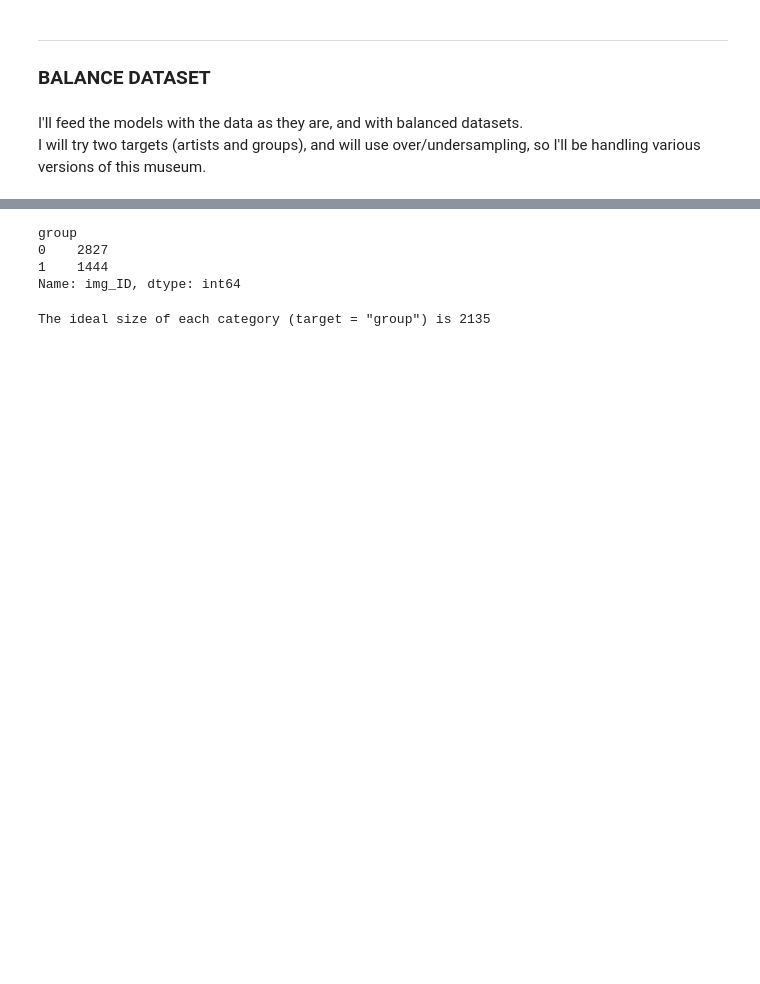
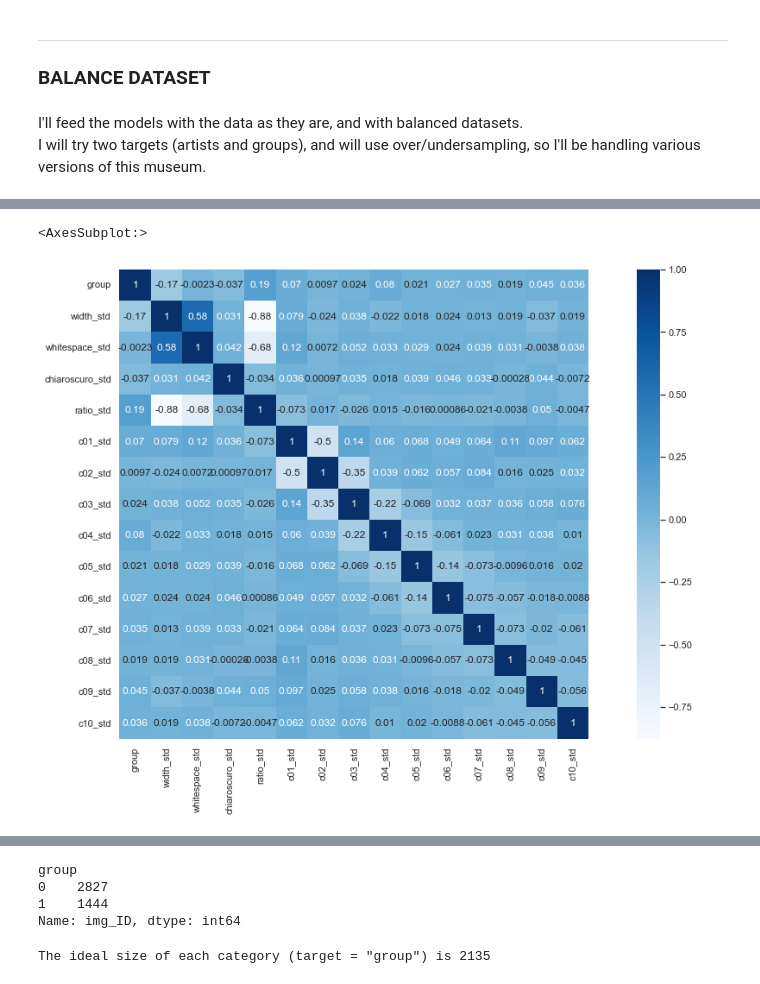
Before and after one commit to mabatalla/Academic-project-Is-this-Picasso, a Jupyter notebook: 02.- EDA & feature engineering.ipynb, the cells around one changed output, grey strips where cells are left out. Drawn from its saved outputs; the diff is of its cells as text; code cells hidden in the pictures; blank space fills up the shorter version.

```diff
--- a/02.- EDA & feature engineering.ipynb
+++ b/02.- EDA & feature engineering.ipynb
@@ -275,0 +295,5 @@ I will try two targets (artists and groups), and will use over/undersampling, so
+# %%
+sns.heatmap(museum.corr(), square=True, annot=True, cmap='Blues')
+# %% [output]
+<AxesSubplot:>
+[figure, added]
```
Also changed, not shown: parts of 6 cells of this notebook, 11 other files.
